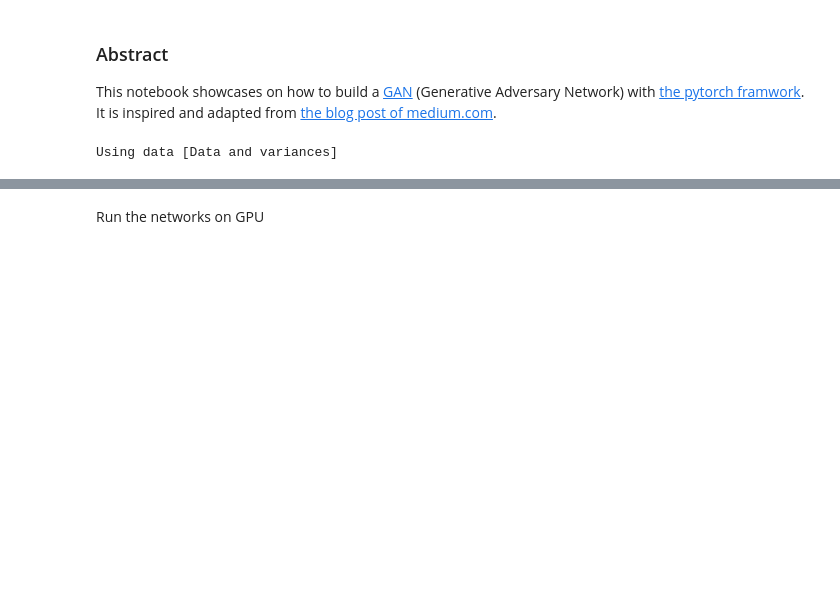
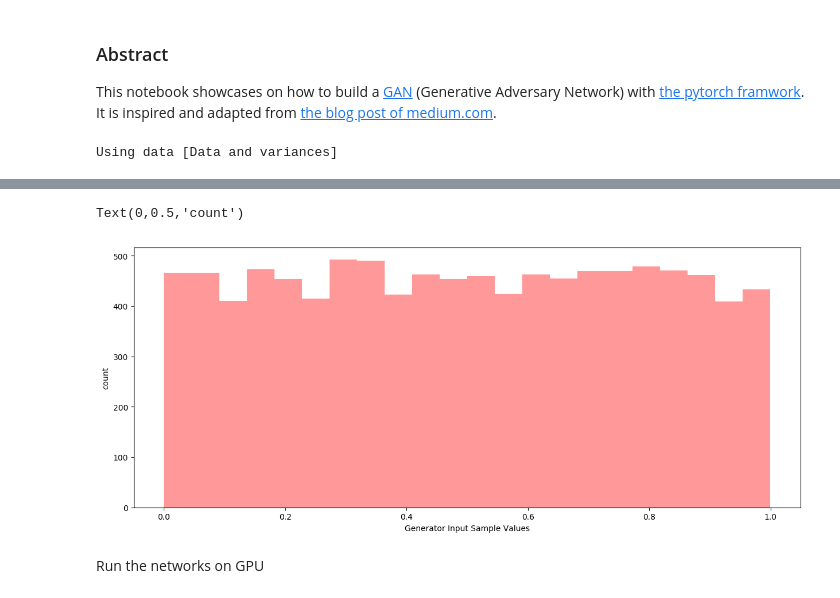
Before and after one commit to liaison/python, a Jupyter notebook: GAN_pytorch.ipynb, the cells around one changed output, grey strips where cells are left out. Cells and saved outputs as stored; diff of their text form; code cells hidden in the pictures; blank space fills up the shorter version.

```diff
--- a/GAN_pytorch.ipynb
+++ b/GAN_pytorch.ipynb
@@ -111,3 +132,13 @@ g_optimizer = optim.Adam(G.parameters(), lr=g_learning_rate, betas=optim_betas)
+# %%
+generator_input_samples = gi_sampler(10000, 1)
+
+
+ax = sns.distplot(generator_input_samples.numpy(), hist=True, kde=False, color='r')
+ax.set_xlabel('Generator Input Sample Values')
+ax.set_ylabel('count')
+# %% [output]
+Text(0,0.5,'count')
+[figure, added]
 # %% [markdown]
 Run the networks on GPU
 # %%
```
Also changed, not shown: parts of 2 cells of this notebook.
